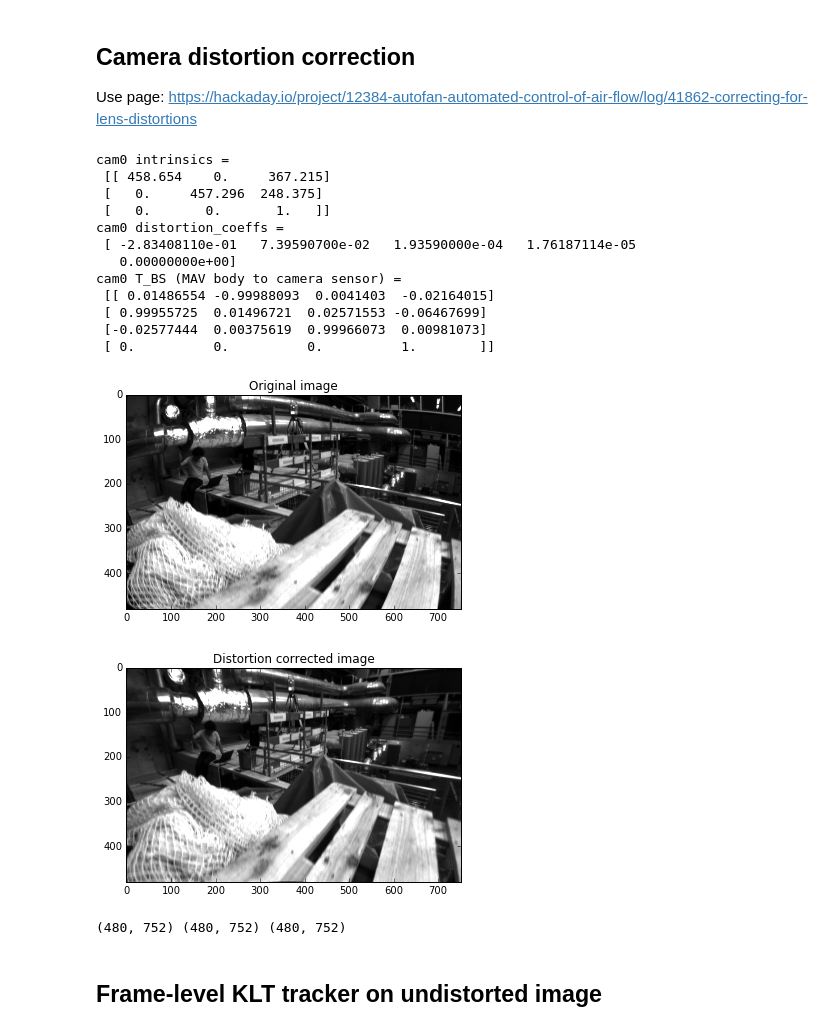
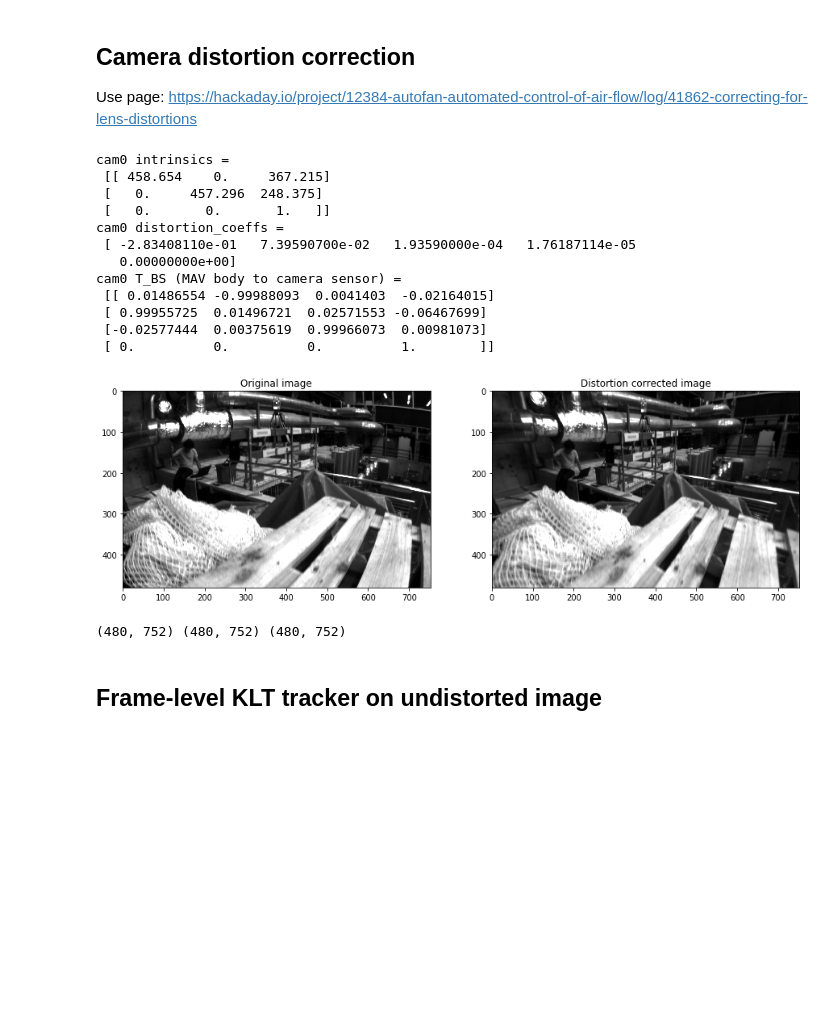
Before and after one commit to jinchenglee/EuRoC_MAV_dataset_tools, a Jupyter notebook: KLT_on_EuRoc_MAV_dataset.ipynb, the cells around one changed output. Saved outputs shown, nothing was run; the diff lists cells and outputs as text; code cells hidden in the pictures; blank space fills up the shorter version.

```diff
--- a/KLT_on_EuRoc_MAV_dataset.ipynb
+++ b/KLT_on_EuRoc_MAV_dataset.ipynb
@@ -30,7 +30,8 @@ from mpl_toolkits.mplot3d import Axes3D
 # Dataset location
 #-------------
 # Change this to the directory where you store EuRoC MAV data
-basedir = '/Users/jinchengli/study/asl_dataset/ijrr_euroc_mav_dataset/machine_hall/MH_01_easy/'
+basedir = '/work/asl_dataset/ijrr_euroc_mav_dataset/machine_hall/MH_01_easy/'
+#basedir = '/Users/jinchengli/study/asl_dataset/ijrr_euroc_mav_dataset/machine_hall/MH_01_easy/'
 # %% [markdown]
 ## Tile-based KLT tracker
 # %%
@@ -337,38 +336,46 @@ print("cam0 T_BS (MAV body to camera sensor) = \n", T_BS)
 # Generate new camera matrix from parameters
 newcameramatrix, roi = cv2.getOptimalNewCameraMatrix(K, D, (w,h), 0)
 
 # Generate look-up tables for remapping the camera image
 mapx, mapy = cv2.initUndistortRectifyMap(K, D, None, newcameramatrix, (w, h), 5)
 
 # Remap the original image to a new image
 #new_cam0 = cv2.remap(cam0, mapx, mapy, cv2.INTER_LINEAR)
 new_cam0 = cv2.remap(cam0, mapx, mapy, cv2.INTER_LINEAR, cv2.BORDER_TRANSPARENT, 0)
 
 # Display old and new image
+dpi = 50
+# Create a figure of the right size with one axes that takes up the full figure
+height, width = cam0.shape
+# What size does the figure need to be in inches to fit the image?
+figsize = width / float(dpi), height / float(dpi)
 
-plt.imshow(cam0, cmap='gray')
+plt.figure(figsize=figsize)
+
+# Show the gray img from camera 0
+plt.subplot(121)
+plt.imshow(cam0, cmap='gray', extent=[0,width,height,0])
 plt.title('Original image')
-plt.show()
-plt.imshow(new_cam0, cmap='gray')
+plt.subplot(122)
+plt.imshow(new_cam0, cmap='gray', extent=[0,width,height,0])
 plt.title('Distortion corrected image')
 plt.show()
 
 print(mapx.shape, mapy.shape,cam0.shape)
 # %% [output]
 cam0 intrinsics =
  [[ 458.654    0.     367.215]
  [   0.     457.296  248.375]
  [   0.       0.       1.   ]]
 cam0 distortion_coeffs =
  [ -2.83408110e-01   7.39590700e-02   1.93590000e-04   1.76187114e-05
    0.00000000e+00]
 cam0 T_BS (MAV body to camera sensor) =
  [[ 0.01486554 -0.99988093  0.0041403  -0.02164015]
  [ 0.99955725  0.01496721  0.02571553 -0.06467699]
  [-0.02577444  0.00375619  0.99966073  0.00981073]
  [ 0.          0.          0.          1.        ]]
-[figure, old version]
+[figure, new version]
-[figure, removed]
 (480, 752) (480, 752) (480, 752)
 # %% [markdown]
 ## Frame-level KLT tracker on undistorted image
```
Also changed, not shown: parts of 8 cells of this notebook.
